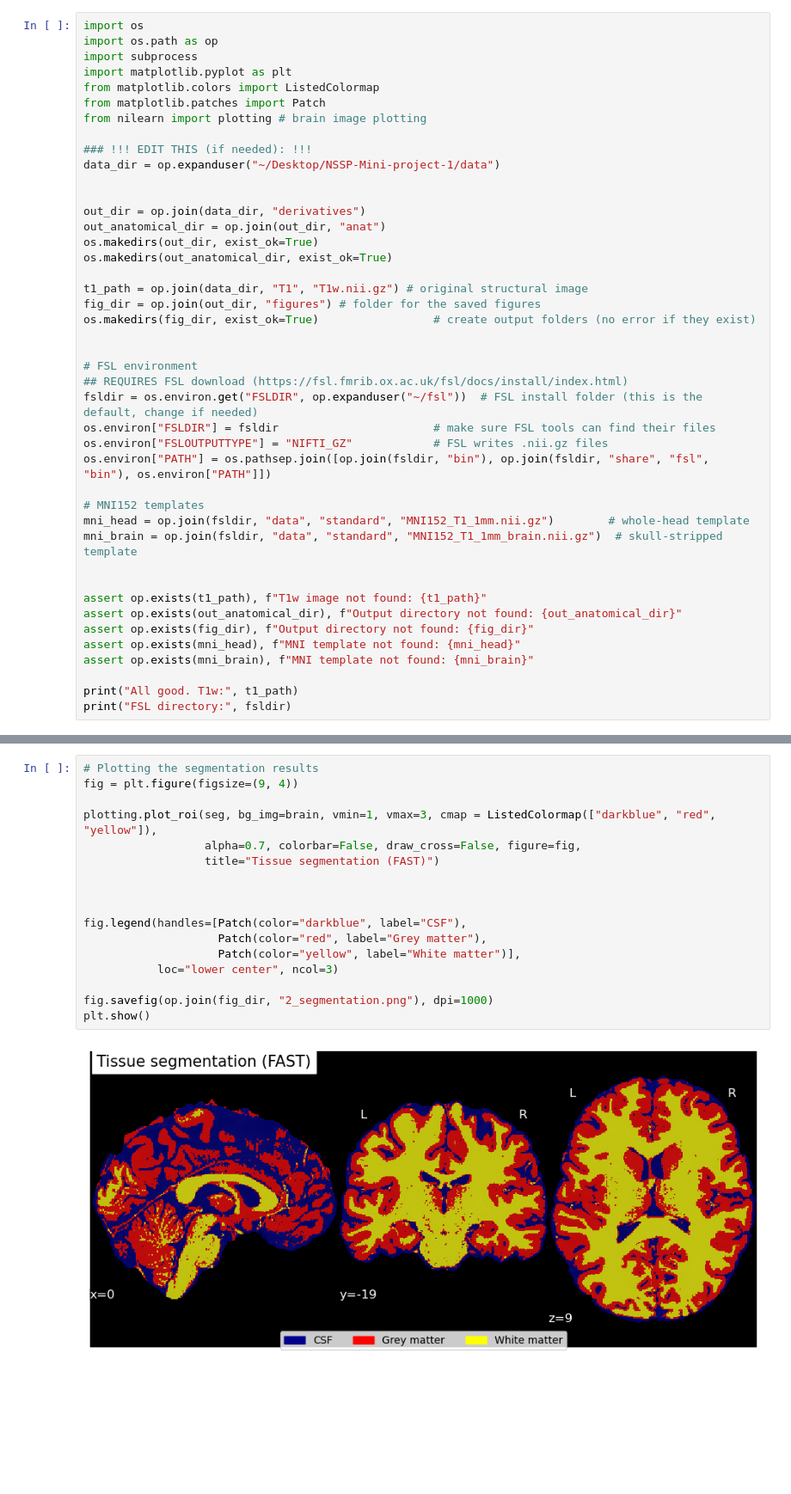
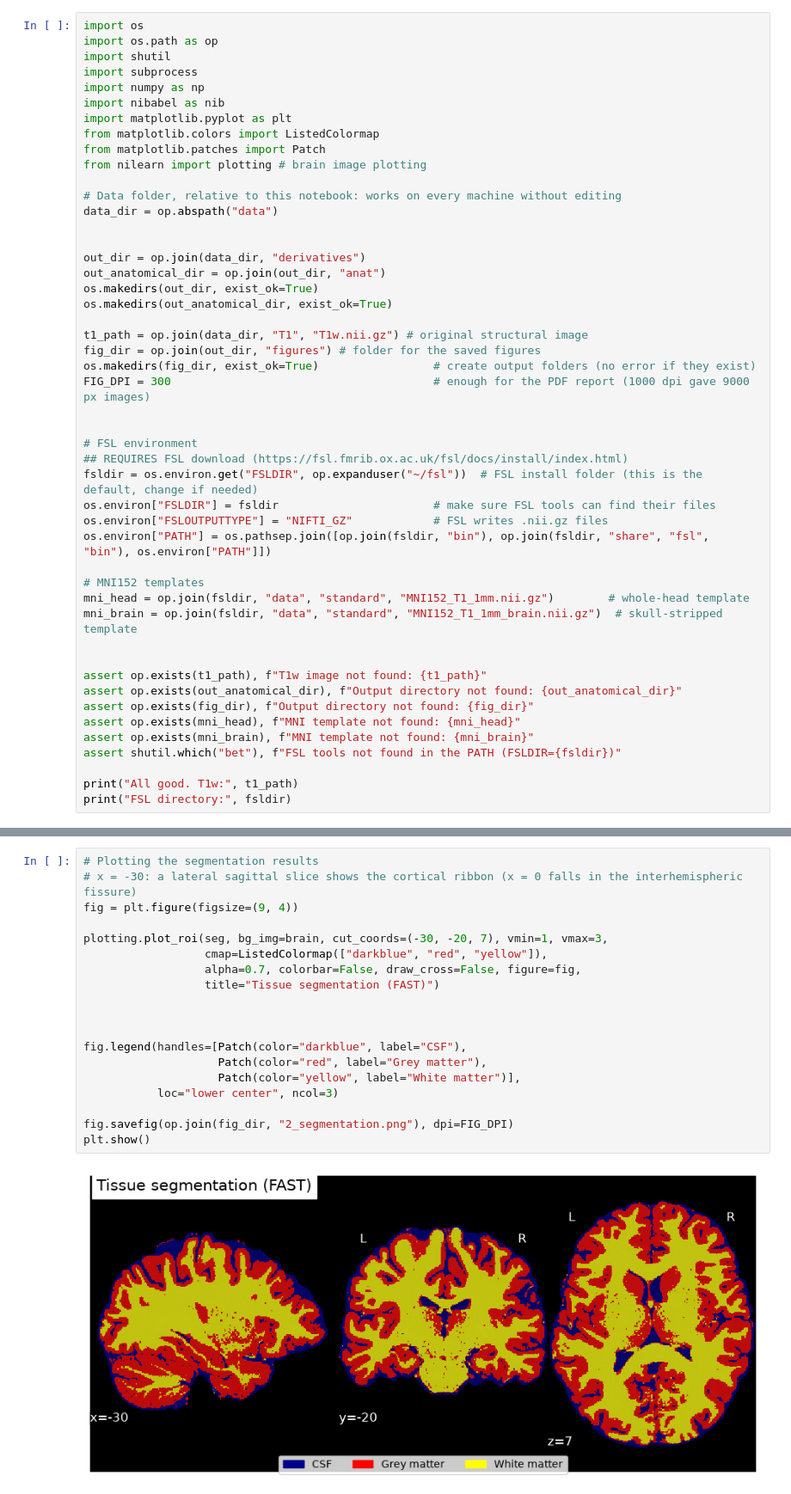
Before and after one commit to matt1234-cmd/NSSP-Mini-project-1, a Jupyter notebook: Project_notebook.ipynb, the cells around one changed output, grey strips where cells are left out. Shown at 86% size. Saved outputs shown, nothing was run; the diff lists cells and outputs as text; blank space fills up the shorter version.

```diff
--- a/Project_notebook.ipynb
+++ b/Project_notebook.ipynb
@@ -15,14 +19,17 @@ NSSP-Mini-project-1
 # %%
 import os
 import os.path as op
+import shutil
 import subprocess
+import numpy as np
+import nibabel as nib
 import matplotlib.pyplot as plt
 from matplotlib.colors import ListedColormap
 from matplotlib.patches import Patch
 from nilearn import plotting # brain image plotting
 
-### !!! EDIT THIS (if needed): !!!
-data_dir = op.expanduser("~/Desktop/NSSP-Mini-project-1/data")
+# Data folder, relative to this notebook: works on every machine without editing
+data_dir = op.abspath("data")
 
 
 out_dir = op.join(data_dir, "derivatives")
@@ -33,6 +40,7 @@ os.makedirs(out_anatomical_dir, exist_ok=True)
 t1_path = op.join(data_dir, "T1", "T1w.nii.gz") # original structural image
 fig_dir = op.join(out_dir, "figures") # folder for the saved figures
 os.makedirs(fig_dir, exist_ok=True)                 # create output folders (no error if they exist)
+FIG_DPI = 300                                       # enough for the PDF report (1000 dpi gave 9000 px images)
 
 
 # FSL environment
@@ -52,6 +60,7 @@ assert op.exists(out_anatomical_dir), f"Output directory not found: {out_anatomi
 assert op.exists(fig_dir), f"Output directory not found: {fig_dir}"
 assert op.exists(mni_head), f"MNI template not found: {mni_head}"
 assert op.exists(mni_brain), f"MNI template not found: {mni_brain}"
+assert shutil.which("bet"), f"FSL tools not found in the PATH (FSLDIR={fsldir})"
 
 print("All good. T1w:", t1_path)
 print("FSL directory:", fsldir)
@@ -102,19 +162,21 @@ CompletedProcess(args=['fast', '-t', '1', '-n', '3', '-o', '/Users/matt/Desktop/
 # %%
 # Plotting the segmentation results
+# x = -30: a lateral sagittal slice shows the cortical ribbon (x = 0 falls in the interhemispheric fissure)
 fig = plt.figure(figsize=(9, 4))
 
-plotting.plot_roi(seg, bg_img=brain, vmin=1, vmax=3, cmap = ListedColormap(["darkblue", "red", "yellow"]),
+plotting.plot_roi(seg, bg_img=brain, cut_coords=(-30, -20, 7), vmin=1, vmax=3,
+                  cmap=ListedColormap(["darkblue", "red", "yellow"]),
                   alpha=0.7, colorbar=False, draw_cross=False, figure=fig,
                   title="Tissue segmentation (FAST)")
 
 
 
 fig.legend(handles=[Patch(color="darkblue", label="CSF"),
                     Patch(color="red", label="Grey matter"),
                     Patch(color="yellow", label="White matter")],
            loc="lower center", ncol=3)
 
-fig.savefig(op.join(fig_dir, "2_segmentation.png"), dpi=1000)
+fig.savefig(op.join(fig_dir, "2_segmentation.png"), dpi=FIG_DPI)
 plt.show()
 # %% [output]
-[figure, old version]
+[figure, new version]
```
Also changed, not shown: parts of 17 cells of this notebook.
